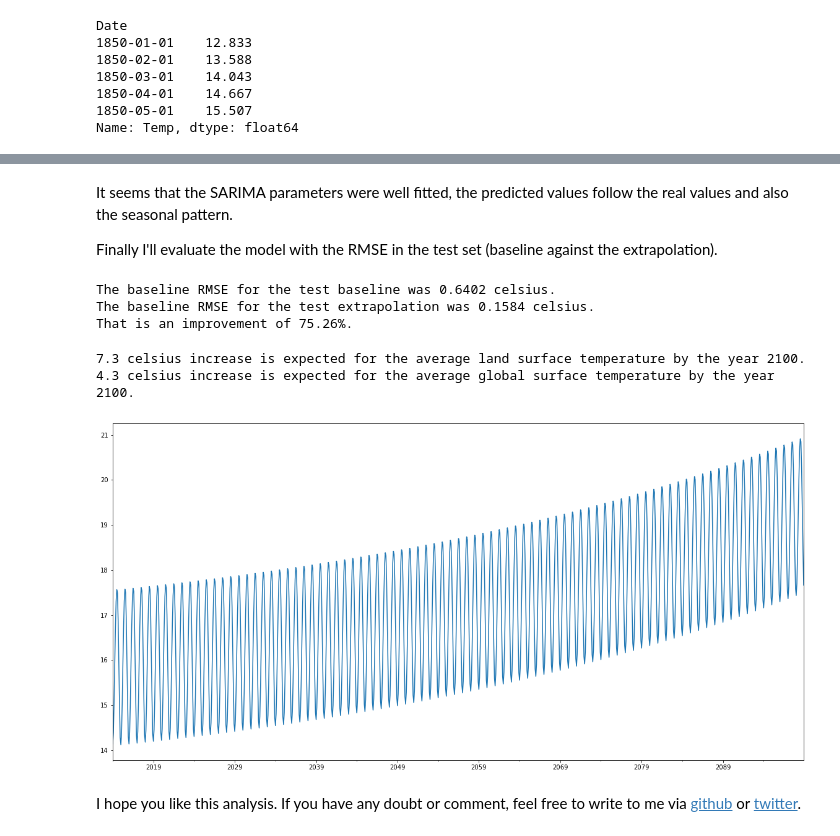
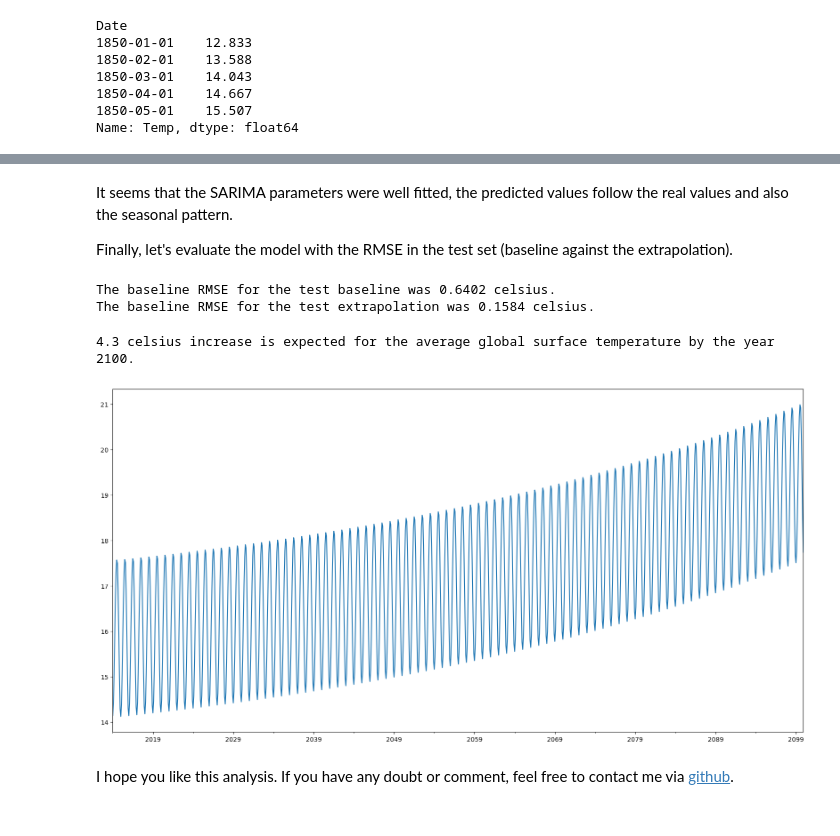
Before and after one commit to guyanik/climate-change-forecast, a Jupyter notebook: climate-change-forecast.ipynb, the cells around one changed output, grey strips where cells are left out. Saved outputs shown, nothing was run; the diff lists cells and outputs as text; code cells hidden in the pictures.

```diff
--- a/climate-change-forecast.ipynb
+++ b/climate-change-forecast.ipynb
@@ -299,9 +309,11 @@ def walk_forward(training_set, validation_set, params):
         month += 1
 
     return prediction
-# %%
-# let's test it in the validation set with the trend curve "at + bt^4"
-val['Pred'] = walk_forward(train['Temp'], val['Temp'], ((3,0,0),(0,1,1,12), [0,1,0,0,1]))
+# %%
+order = (3,0,0)
+seasonal_order = (0,1,1,12)
+trend = [0,1,0,0,1] # at + bt^4
+val['Pred'] = walk_forward(train['Temp'], val['Temp'], (order, seasonal_order, trend))
 # %%
 # measuring the error of the prediction
 rmse_pred = measure_rmse(val['Temp'], val['Pred'])
@@ -353,7 +362,7 @@ def plot_error(data, figsize=(20,8)):
     plt.show()
 # %%
 # we need to remove some columns to plot the charts
-val.drop(['month','year'], axis=1, inplace=True)
+val.drop(['month','year'], axis=1, inplace=True, errors='ignore')
 val.head()
 # %% [output]
 |  | Temp | Pred | Error |
@@ -392,7 +401,7 @@ Name: Temp, dtype: float64
 # %%
 # using the same parameters of the fitted model
 start = time.time()
-model = sm.tsa.statespace.SARIMAX(future, order=(3,0,0), seasonal_order=(0,1,1,12), trend=[0,1,0,0,1])
+model = sm.tsa.statespace.SARIMAX(future, order=order, seasonal_order=seasonal_order, trend=trend)
 result = model.fit(disp=False)
 print('elapsed time:', "{:.2f}".format(time.time() - start), 'seconds')
 # %% [output]
@@ -410,7 +418,7 @@ plt.show()
 # %% [markdown]
 It seems that the SARIMA parameters were well fitted, the predicted values follow the real values and also the seasonal pattern.
 
-Finally I'll evaluate the model with the RMSE in the test set (baseline against the extrapolation).
+Finally, let's evaluate the model with the RMSE in the test set (baseline against the extrapolation).
 # %%
 test_baseline = test['Temp'].shift()
 
@@ -421,22 +429,19 @@ rmse_test_extrap = measure_rmse(test['Temp'], test['Pred'])
 
 print(f'The baseline RMSE for the test baseline was {round(rmse_test_base, 4)} celsius.')
 print(f'The baseline RMSE for the test extrapolation was {round(rmse_test_extrap, 4)} celsius.')
-print(f'That is an improvement of {-round((rmse_test_extrap/rmse_test_base-1)*100,2)}%.')
 # %% [output]
 The baseline RMSE for the test baseline was 0.6402 celsius.
 The baseline RMSE for the test extrapolation was 0.1584 celsius.
-That is an improvement of 75.26%.
 # %%
 # check out the predicted values for the next years
-print('7.3 celsius increase is expected for the average land surface temperature by the year 2100.')
+# print('{} celsius increase is expected for the average land surface temperature by the year 2100.'.format(round(sum(test['Pred'][-12:])/12 - base_average, 1)))
 
-monthly_forecast = result.forecast(steps=12*85)
+monthly_forecast = result.forecast(steps=12*86)
 print(round(sum(monthly_forecast[-12:])/12 - base_average, 1) ,'celsius increase is expected for the average global surface temperature by the year 2100.')
 monthly_forecast.plot(figsize=(20,10))
 plt.show()
 # %% [output]
-7.3 celsius increase is expected for the average land surface temperature by the year 2100.
 4.3 celsius increase is expected for the average global surface temperature by the year 2100.
-[figure, old version]
+[figure, new version]
 # %% [markdown]
-I hope you like this analysis. If you have any doubt or comment, feel free to write to me via [github](https://github.com/hguyanik) or [twitter](https://twitter.com/thelykian).
+I hope you like this analysis. If you have any doubt or comment, feel free to contact me via [github](https://github.com/guyanik).
```
Also changed, not shown: parts of 24 cells of this notebook, 11 other files.
